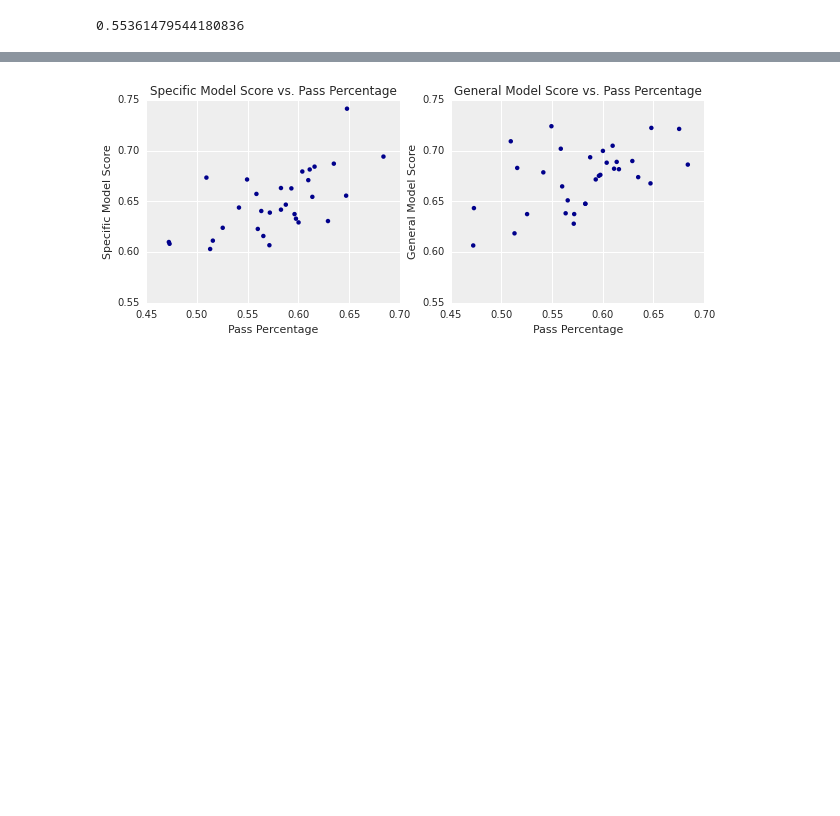
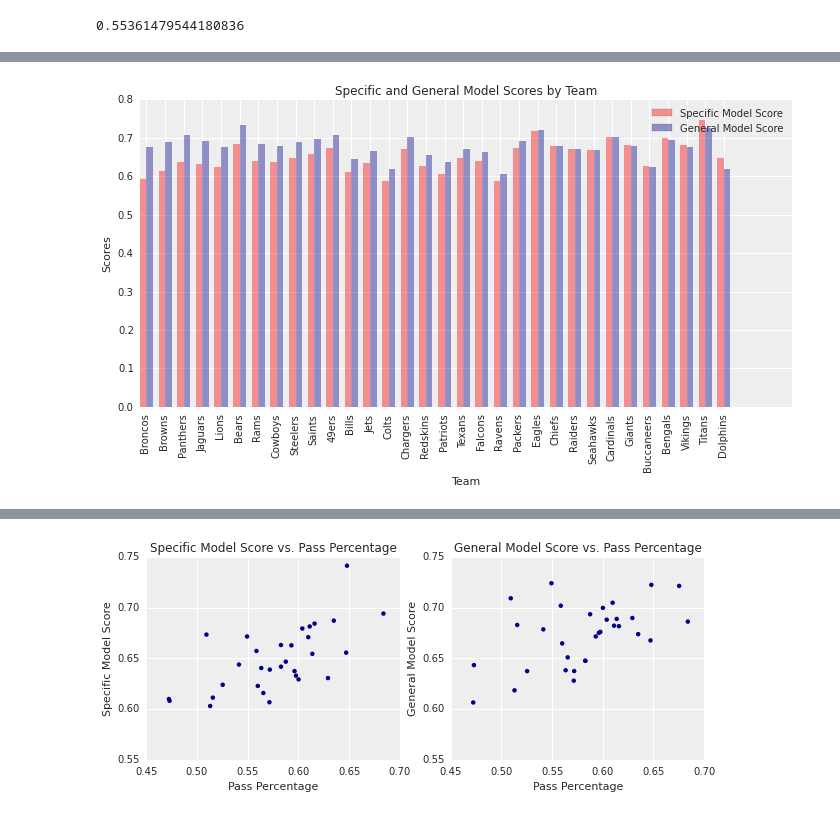
Before and after one commit to araftery/cs109-final-project, a Jupyter notebook: notebook.ipynb, the cells around one changed output, grey strips where cells are left out. Cells and saved outputs as stored; diff of their text form; code cells hidden in the pictures; blank space fills up the shorter version.

```diff
--- a/notebook.ipynb
+++ b/notebook.ipynb
@@ -776 +789,35 @@ display(team_scores.describe())
 8 rows × 7 columns
+# %%
+fig, ax = plt.subplots()
+
+index = np.arange(len(team_scores))
+bar_width = 0.35
+
+opacity = .4
+
+sort_col = 'Specific - General'
+
+general_model_scores = team_scores.sort(sort_col)['General Model Score']
+specific_model_scores = team_scores.sort(sort_col)['Specific Model Score']
+teams = team_scores.sort(sort_col)['Tm']
+
+rects1 = plt.bar(index, specific_model_scores, bar_width,
+                 alpha=opacity,
+                 color='red',
+                 label='Specific Model Score')
+
+rects2 = plt.bar(index + bar_width, general_model_scores, bar_width,
+                 alpha=opacity,
+                 color='darkblue',
+                 label='General Model Score')
+
+plt.xlabel('Team')
+plt.ylabel('Scores')
+plt.title('Specific and General Model Scores by Team')
+plt.xticks(index + bar_width, teams, rotation=90)
+plt.legend()
+
+plt.tight_layout()
+plt.show()
+# %% [output]
+[figure, added]
```
Also changed, not shown: parts of 8 cells of this notebook.
